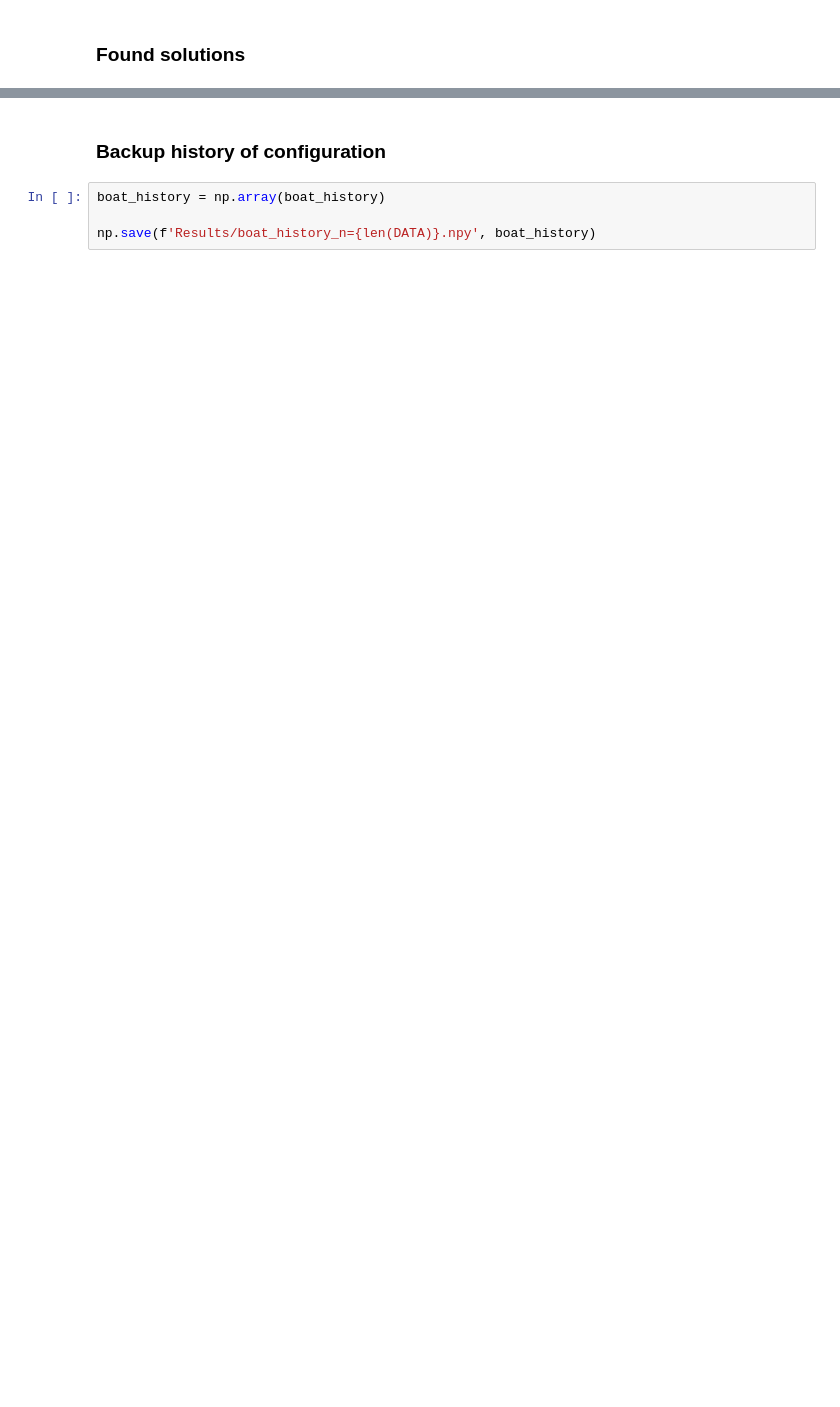
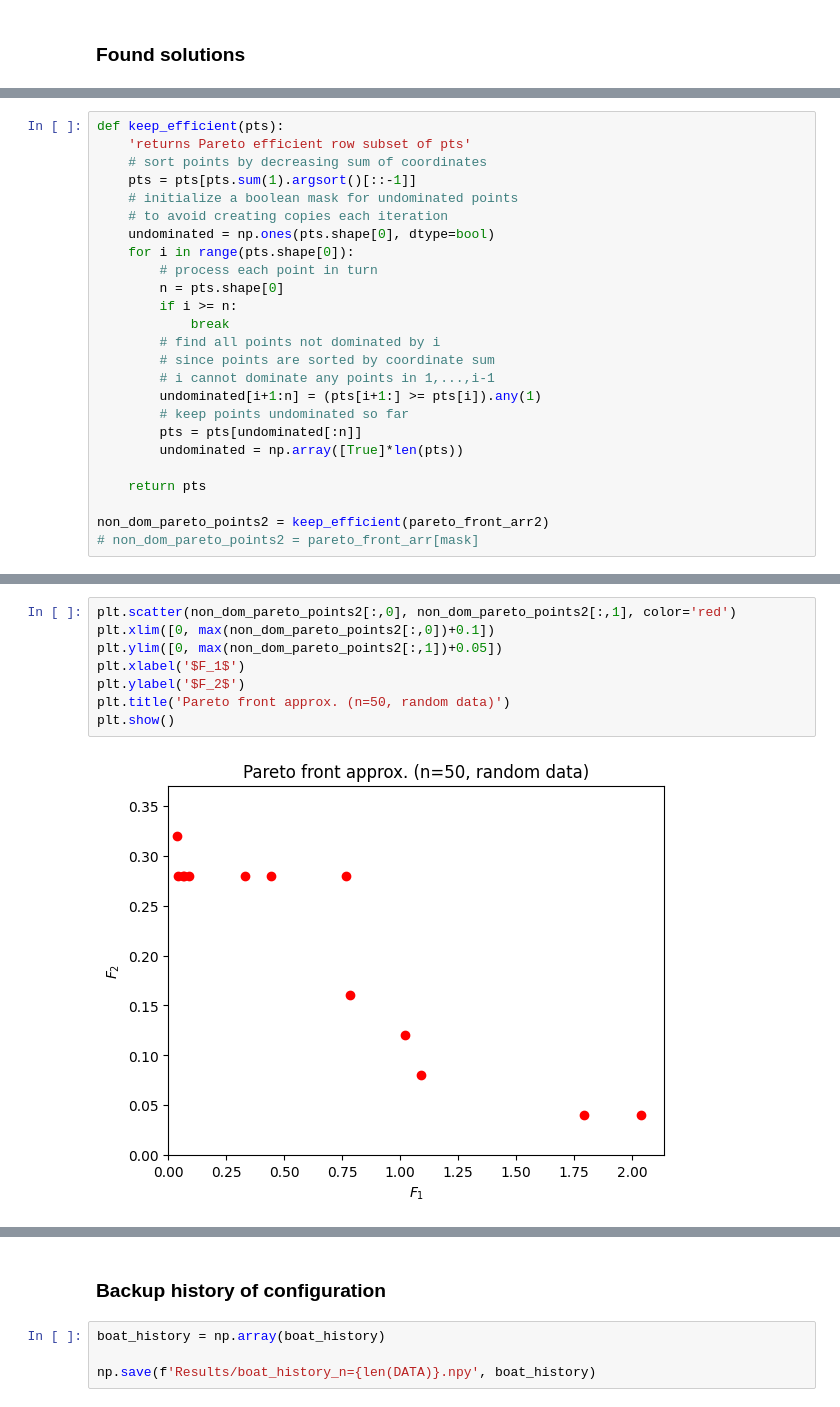
Before and after one commit to boomerr1/container-optimization, a Jupyter notebook: CargoOptimizationPymoo.ipynb, the cells around one changed output, grey strips where cells are left out. Cells and saved outputs as stored; diff of their text form; blank space fills up the shorter version.

```diff
--- a/CargoOptimizationPymoo.ipynb
+++ b/CargoOptimizationPymoo.ipynb
@@ -462,0 +471,25 @@ plt.show()
+# %%
+def keep_efficient(pts):
+    'returns Pareto efficient row subset of pts'
+    # sort points by decreasing sum of coordinates
+    pts = pts[pts.sum(1).argsort()[::-1]]
+    # initialize a boolean mask for undominated points
+    # to avoid creating copies each iteration
+    undominated = np.ones(pts.shape[0], dtype=bool)
+    for i in range(pts.shape[0]):
+        # process each point in turn
+        n = pts.shape[0]
+        if i >= n:
+            break
+        # find all points not dominated by i
+        # since points are sorted by coordinate sum
+        # i cannot dominate any points in 1,...,i-1
+        undominated[i+1:n] = (pts[i+1:] >= pts[i]).any(1)
+        # keep points undominated so far
+        pts = pts[undominated[:n]]
+        undominated = np.array([True]*len(pts))
+
+    return pts
+
+non_dom_pareto_points2 = keep_efficient(pareto_front_arr2)
+# non_dom_pareto_points2 = pareto_front_arr[mask]
@@ -462,0 +506,10 @@ plt.show()
+# %%
+plt.scatter(non_dom_pareto_points2[:,0], non_dom_pareto_points2[:,1], color='red')
+plt.xlim([0, max(non_dom_pareto_points2[:,0])+0.1])
+plt.ylim([0, max(non_dom_pareto_points2[:,1])+0.05])
+plt.xlabel('$F_1$')
+plt.ylabel('$F_2$')
+plt.title('Pareto front approx. (n=50, random data)')
+plt.show()
+# %% [output]
+[figure, added]
```
Also changed, not shown: parts of 13 cells of this notebook, 5 other files.
